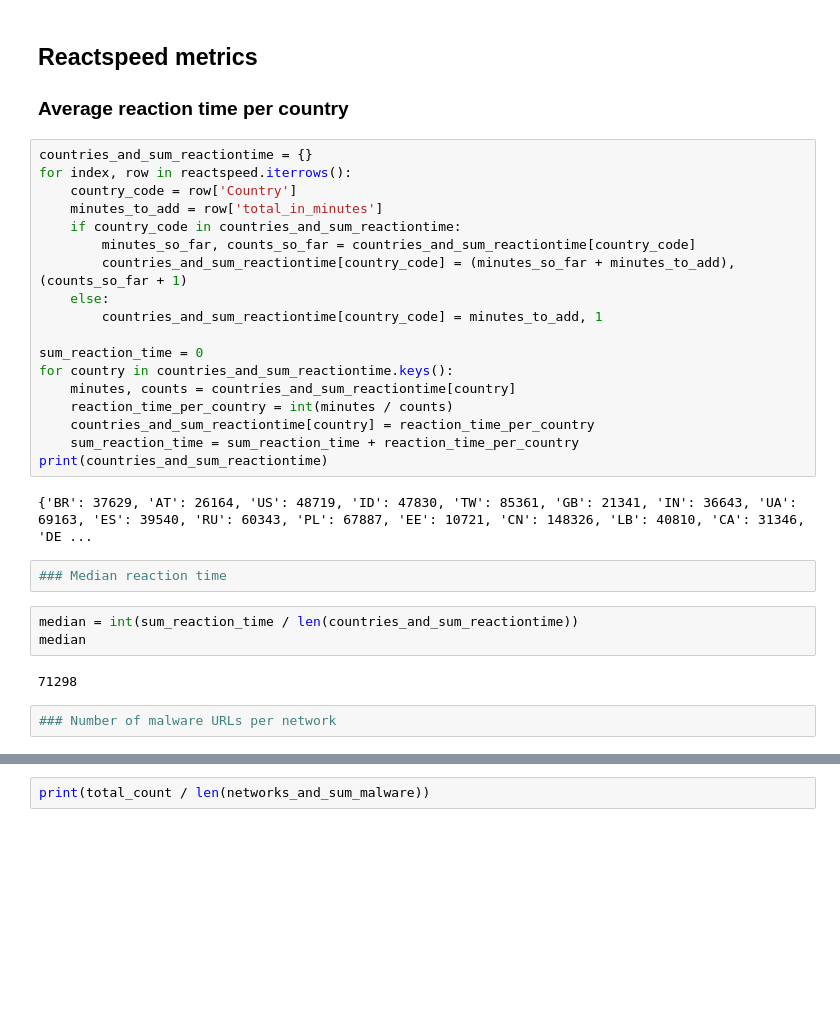
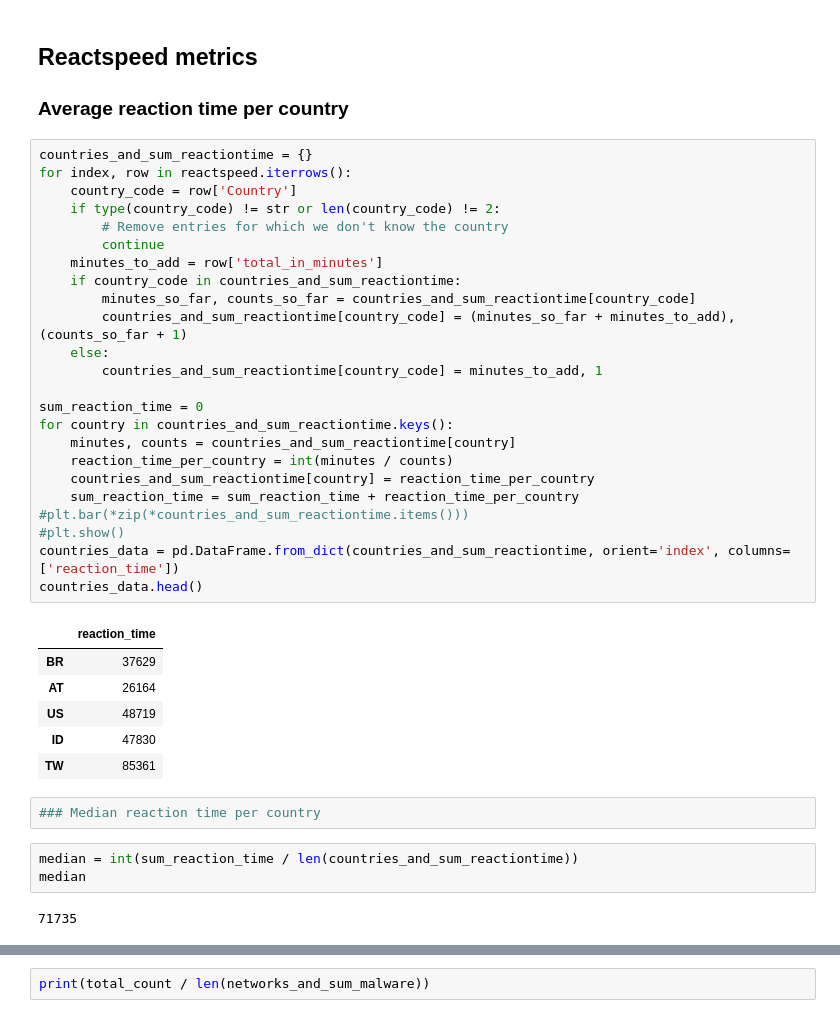
Before and after one commit to tderoon/Cybereconomicsgroup4, a Jupyter notebook: explored_data_sm.ipynb, the cells around one changed output, grey strips where cells are left out. Saved outputs shown, nothing was run; the diff lists cells and outputs as text; blank space fills up the shorter version.

```diff
--- a/explored_data_sm.ipynb
+++ b/explored_data_sm.ipynb
@@ -78,29 +81,38 @@ reactspeed.head()
 # %%
 countries_and_sum_reactiontime = {}
 for index, row in reactspeed.iterrows():
     country_code = row['Country']
+    if type(country_code) != str or len(country_code) != 2:
+        # Remove entries for which we don't know the country
+        continue
     minutes_to_add = row['total_in_minutes']
     if country_code in countries_and_sum_reactiontime:
         minutes_so_far, counts_so_far = countries_and_sum_reactiontime[country_code]
         countries_and_sum_reactiontime[country_code] = (minutes_so_far + minutes_to_add), (counts_so_far + 1)
     else:
         countries_and_sum_reactiontime[country_code] = minutes_to_add, 1
 
 sum_reaction_time = 0
 for country in countries_and_sum_reactiontime.keys():
     minutes, counts = countries_and_sum_reactiontime[country]
     reaction_time_per_country = int(minutes / counts)
     countries_and_sum_reactiontime[country] = reaction_time_per_country
     sum_reaction_time = sum_reaction_time + reaction_time_per_country
-print(countries_and_sum_reactiontime)
+#plt.bar(*zip(*countries_and_sum_reactiontime.items()))
+#plt.show()
+countries_data = pd.DataFrame.from_dict(countries_and_sum_reactiontime, orient='index', columns=['reaction_time'])
+countries_data.head()
 # %% [output]
-{'BR': 37629, 'AT': 26164, 'US': 48719, 'ID': 47830, 'TW': 85361, 'GB': 21341, 'IN': 36643, 'UA': 69163, 'ES': 39540, 'RU': 60343, 'PL': 67887, 'EE': 10721, 'CN': 148326, 'LB': 40810, 'CA': 31346, 'DE ...
+|  | reaction_time |
+| BR | 37629 |
+| AT | 26164 |
+| US | 48719 |
+| ID | 47830 |
+| TW | 85361 |
 # %%
-### Median reaction time
+### Median reaction time per country
 # %%
 median = int(sum_reaction_time / len(countries_and_sum_reactiontime))
 median
 # %% [output]
-71298
+71735
-# %%
-### Number of malware URLs per network
```
Also changed, not shown: parts of 20 cells of this notebook.
